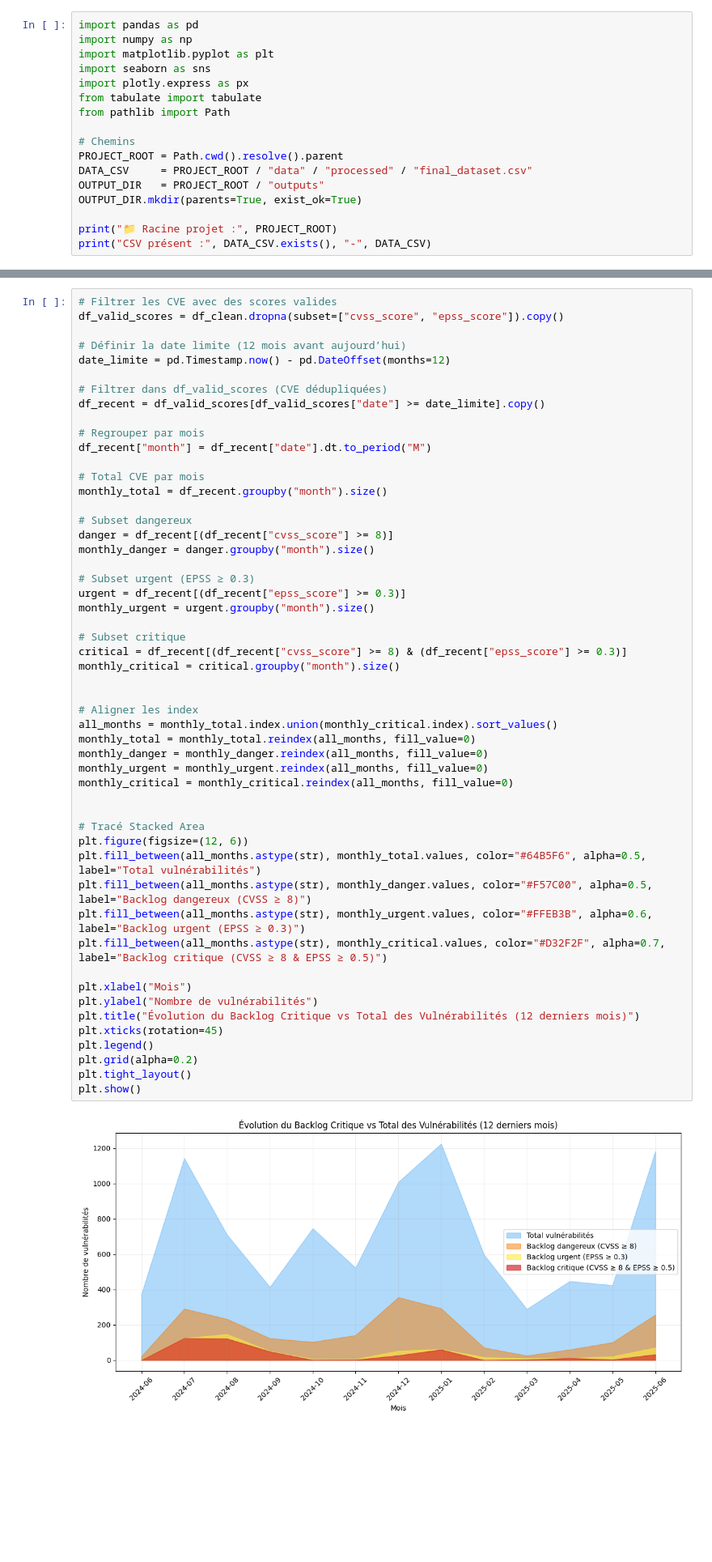
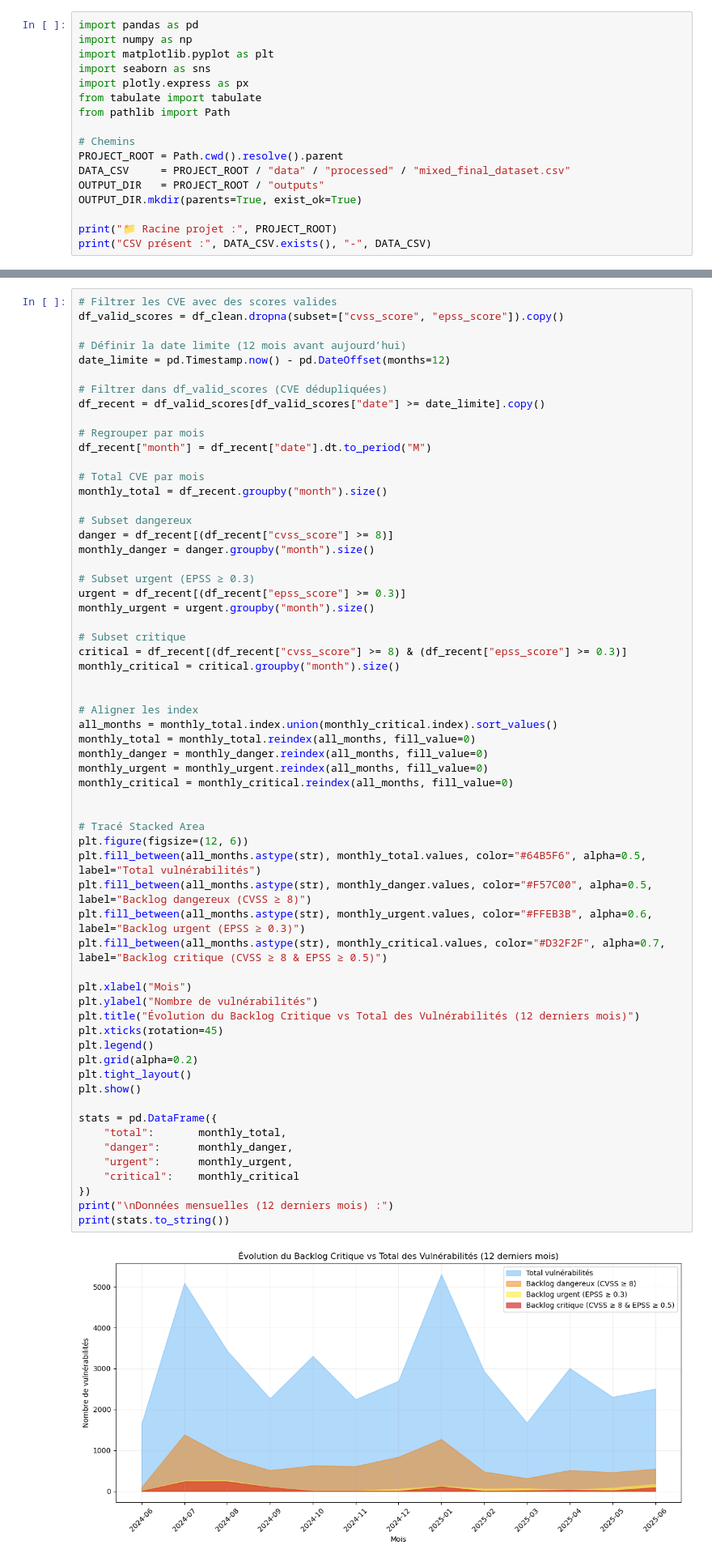
Before and after one commit to DorDNS/AtelierDS_PRJ, a Jupyter notebook: notebooks/analysis.ipynb, the cells around one changed output, grey strips where cells are left out. Shown at 81% size. Saved outputs shown, nothing was run; the diff lists cells and outputs as text; blank space fills up the shorter version.

```diff
--- a/notebooks/analysis.ipynb
+++ b/notebooks/analysis.ipynb
@@ -15,7 +15,7 @@ from pathlib import Path
 
 # Chemins
 PROJECT_ROOT = Path.cwd().resolve().parent
-DATA_CSV     = PROJECT_ROOT / "data" / "processed" / "final_dataset.csv"
+DATA_CSV     = PROJECT_ROOT / "data" / "processed" / "mixed_final_dataset.csv"
 OUTPUT_DIR   = PROJECT_ROOT / "outputs"
 OUTPUT_DIR.mkdir(parents=True, exist_ok=True)
 
@@ -451,31 +453,40 @@ monthly_urgent = urgent.groupby("month").size()
 
 # Subset critique
 critical = df_recent[(df_recent["cvss_score"] >= 8) & (df_recent["epss_score"] >= 0.3)]
 monthly_critical = critical.groupby("month").size()
 
 
 # Aligner les index
 all_months = monthly_total.index.union(monthly_critical.index).sort_values()
 monthly_total = monthly_total.reindex(all_months, fill_value=0)
 monthly_danger = monthly_danger.reindex(all_months, fill_value=0)
 monthly_urgent = monthly_urgent.reindex(all_months, fill_value=0)
 monthly_critical = monthly_critical.reindex(all_months, fill_value=0)
 
 
 # Tracé Stacked Area
 plt.figure(figsize=(12, 6))
 plt.fill_between(all_months.astype(str), monthly_total.values, color="#64B5F6", alpha=0.5, label="Total vulnérabilités")
 plt.fill_between(all_months.astype(str), monthly_danger.values, color="#F57C00", alpha=0.5, label="Backlog dangereux (CVSS ≥ 8)")
 plt.fill_between(all_months.astype(str), monthly_urgent.values, color="#FFEB3B", alpha=0.6, label="Backlog urgent (EPSS ≥ 0.3)")
 plt.fill_between(all_months.astype(str), monthly_critical.values, color="#D32F2F", alpha=0.7, label="Backlog critique (CVSS ≥ 8 & EPSS ≥ 0.5)")
 
 plt.xlabel("Mois")
 plt.ylabel("Nombre de vulnérabilités")
 plt.title("Évolution du Backlog Critique vs Total des Vulnérabilités (12 derniers mois)")
 plt.xticks(rotation=45)
 plt.legend()
 plt.grid(alpha=0.2)
 plt.tight_layout()
 plt.show()
+
+stats = pd.DataFrame({
+    "total":       monthly_total,
+    "danger":      monthly_danger,
+    "urgent":      monthly_urgent,
+    "critical":    monthly_critical
+})
+print("\nDonnées mensuelles (12 derniers mois) :")
+print(stats.to_string())
 # %% [output]
-[figure, old version]
+[figure, new version]
```
Also changed, not shown: parts of 29 cells of this notebook, 1 other file.
